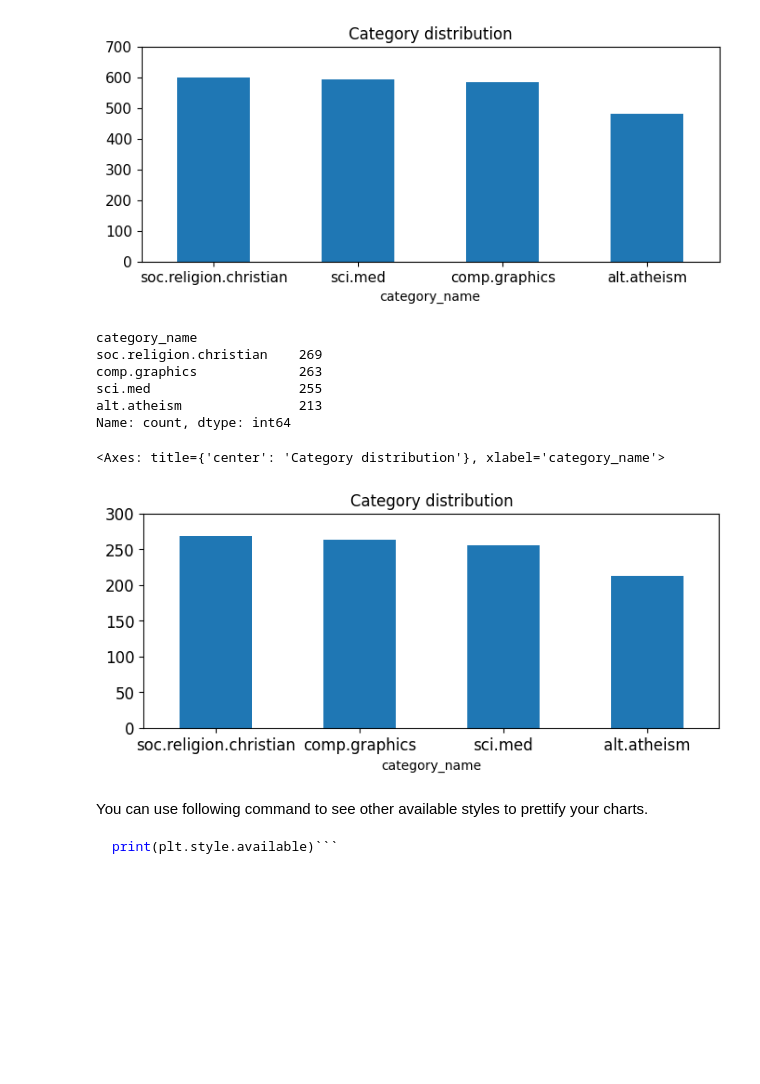
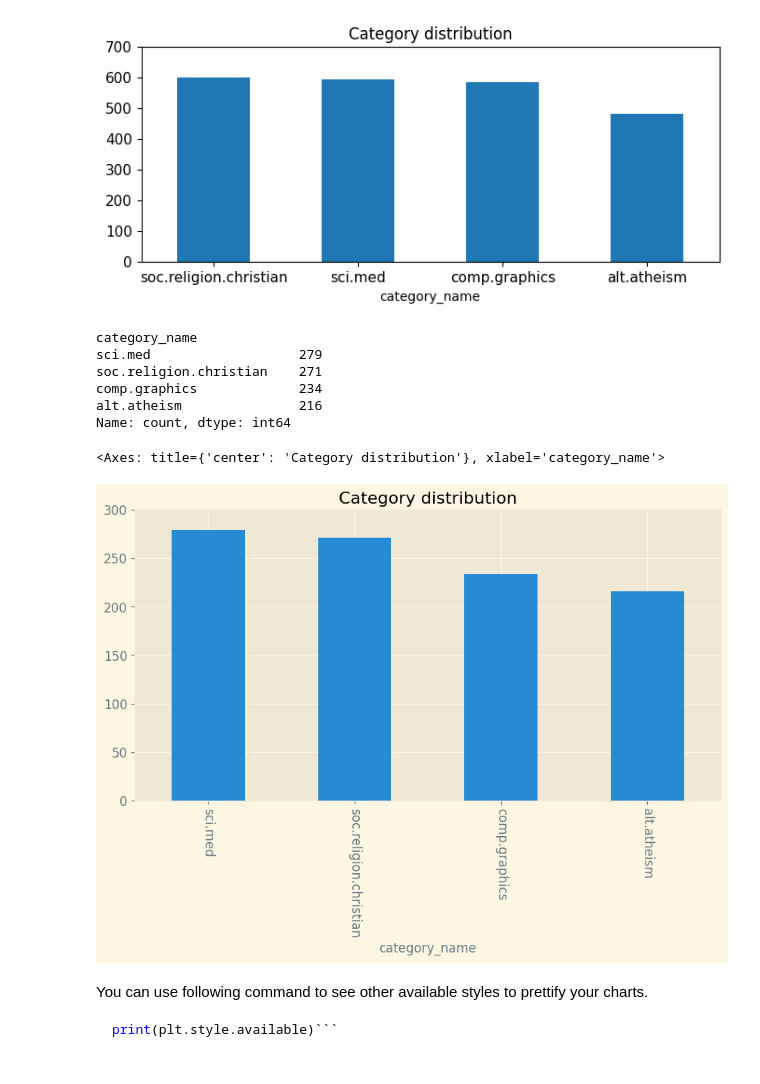
Before and after one commit to Charliongithub/DM2024-Lab1-Master, a Jupyter notebook: DM2024-Lab1-Master.ipynb, the cells around one changed output. Saved outputs shown, nothing was run; the diff lists cells and outputs as text; code cells hidden in the pictures; blank space fills up the shorter version.

````diff
--- a/DM2024-Lab1-Master.ipynb
+++ b/DM2024-Lab1-Master.ipynb
@@ -763,21 +764,21 @@ Name: count, dtype: int64
 [figure]
 # %%
 print(X_sample.category_name.value_counts())
-
+plt.style.use('Solarize_Light2')
 # plot barchart for X_sample
 X_sample.category_name.value_counts().plot(kind = 'bar',
                                            title = 'Category distribution',
                                            ylim = [0, 300],
-                                           rot = 0, fontsize = 12, figsize = (8,3))
+                                           rot = -90, fontsize = 12, figsize = (10,5))
 # %% [output]
 category_name
-soc.religion.christian    269
-comp.graphics             263
-sci.med                   255
-alt.atheism               213
+sci.med                   279
+soc.religion.christian    271
+comp.graphics             234
+alt.atheism               216
 Name: count, dtype: int64
 <Axes: title={'center': 'Category distribution'}, xlabel='category_name'>
-[figure, old version]
+[figure, new version]
 # %% [markdown]
 You can use following command to see other available styles to prettify your charts.
 ```python
````
Also changed, not shown: parts of 13 cells of this notebook, 20 other files.
